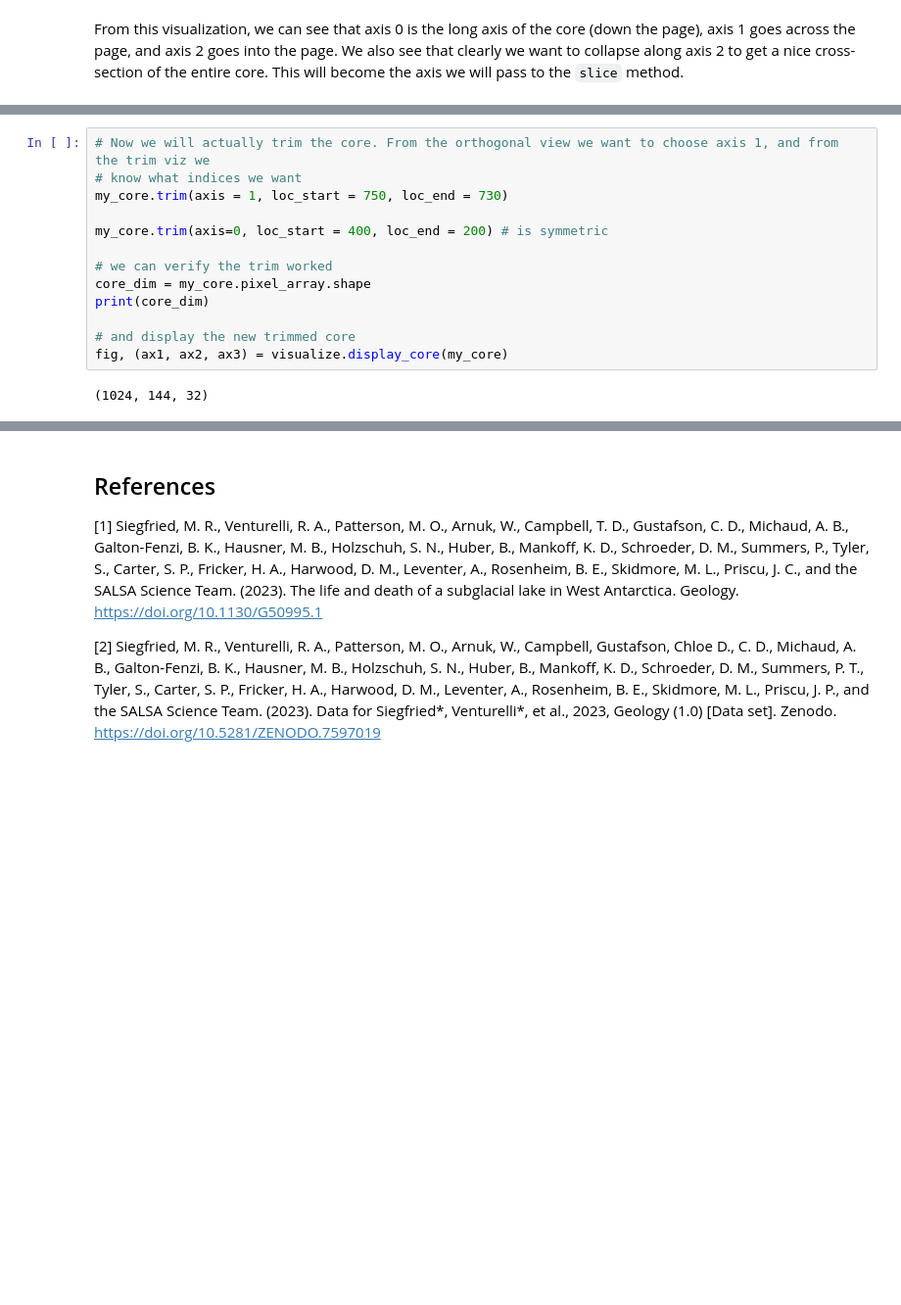
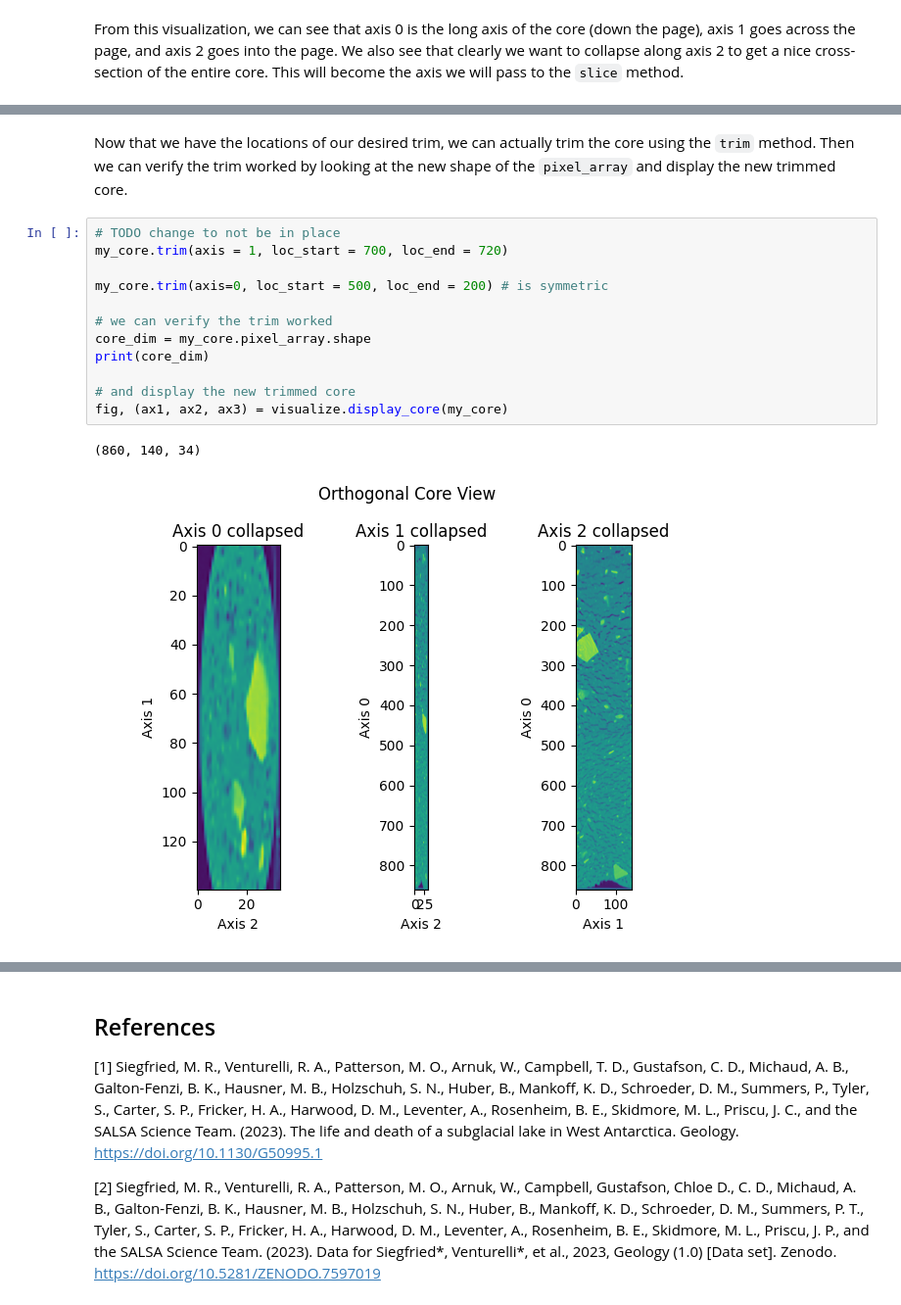
Before and after one commit to mines-erds/core-ct, a Jupyter notebook: examples/visualization_demo.ipynb, the cells around one changed output, grey strips where cells are left out. Shown at 98% size. Drawn from its saved outputs; the diff is of its cells as text; blank space fills up the shorter version.

```diff
--- a/examples/visualization_demo.ipynb
+++ b/examples/visualization_demo.ipynb
@@ -76,15 +87,17 @@ plt.show()
+# %% [markdown]
+Now that we have the locations of our desired trim, we can actually trim the core using the `trim` method. Then we can verify the trim worked by looking at the new shape of the `pixel_array` and display the new trimmed core.
 # %%
-# Now we will actually trim the core. From the orthogonal view we want to choose axis 1, and from the trim viz we
-# know what indices we want
-my_core.trim(axis = 1, loc_start = 750, loc_end = 730)
+# TODO change to not be in place
+my_core.trim(axis = 1, loc_start = 700, loc_end = 720)
 
-my_core.trim(axis=0, loc_start = 400, loc_end = 200) # is symmetric
+my_core.trim(axis=0, loc_start = 500, loc_end = 200) # is symmetric
 
 # we can verify the trim worked
 core_dim = my_core.pixel_array.shape
 print(core_dim)
 
 # and display the new trimmed core
 fig, (ax1, ax2, ax3) = visualize.display_core(my_core)
 # %% [output]
-(1024, 144, 32)
+(860, 140, 34)
+[figure, added]
```
Also changed, not shown: parts of 9 cells of this notebook.
